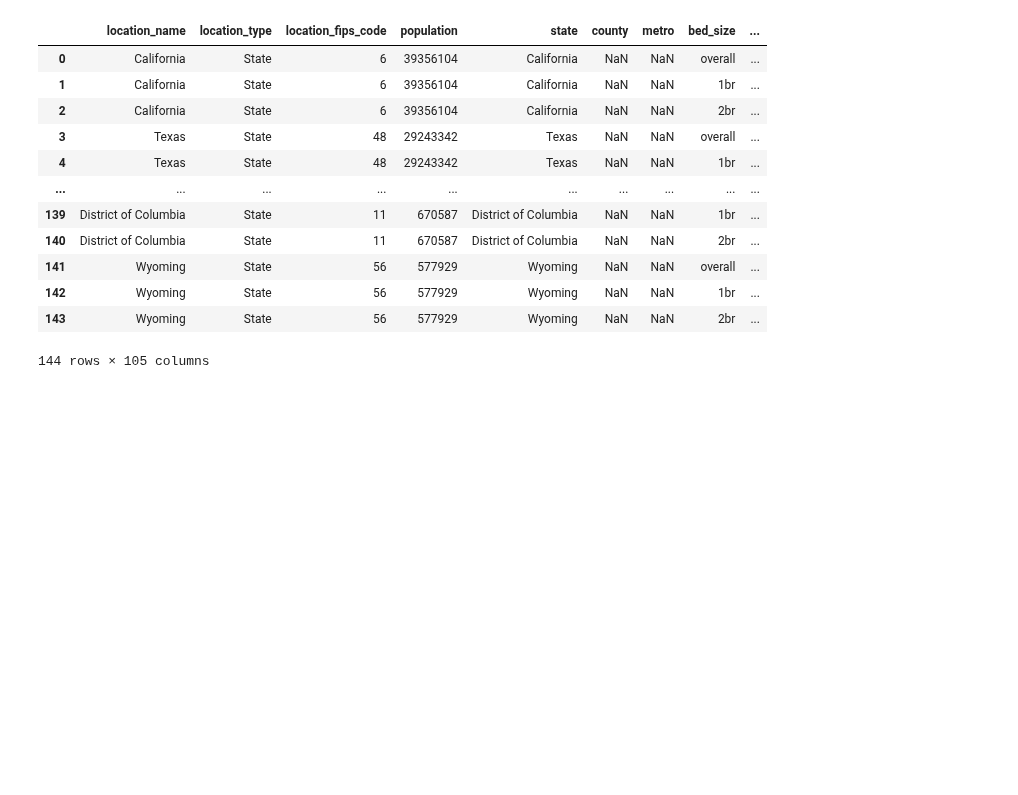
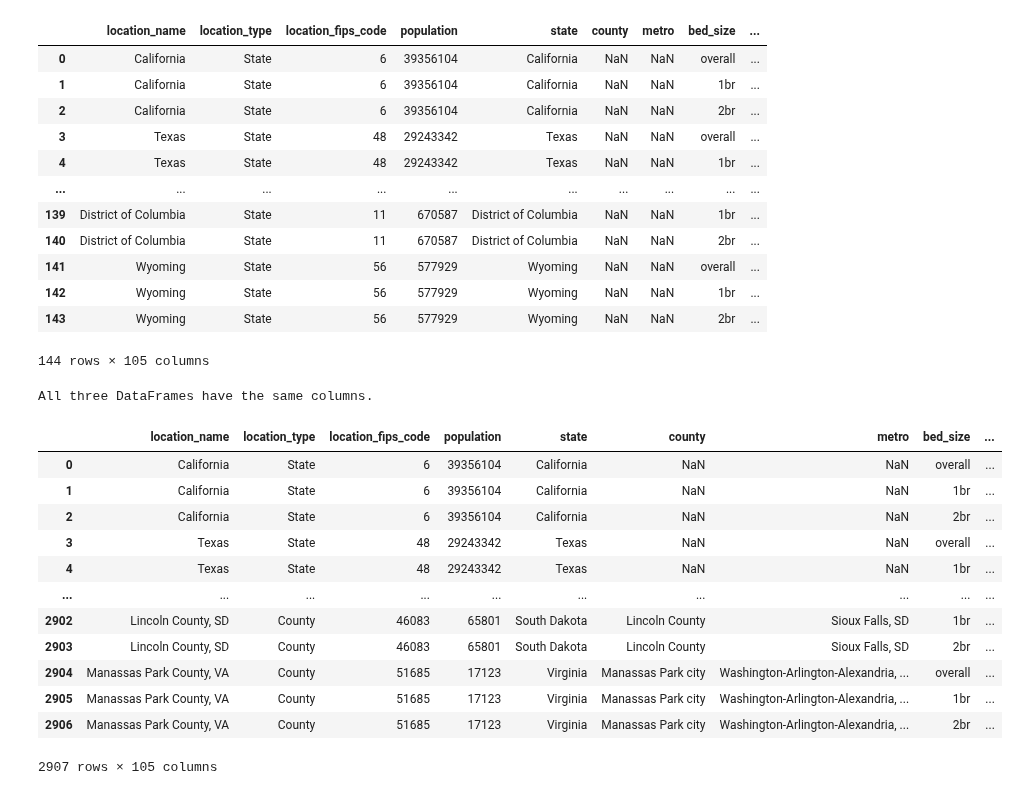
Before and after one commit to gmelmed/gmelmed.github.io, a Jupyter notebook: final_project/harvesting_rent_data_url.ipynb, the cells around one changed output. Cells and saved outputs as stored; diff of their text form; code cells hidden in the pictures; blank space fills up the shorter version.

Commit message:
clean rent csvs with lat/lng

```diff
--- a/final_project/harvesting_rent_data_url.ipynb
+++ b/final_project/harvesting_rent_data_url.ipynb
@@ -346,3 +394,42 @@ states_rent_points
 | 142 | Wyoming | State | 56 | 577929 | Wyoming | NaN | NaN | 1br | ... |
 | 143 | Wyoming | State | 56 | 577929 | Wyoming | NaN | NaN | 2br | ... |
 144 rows × 105 columns
+# %%
+# concatonate
+
+# check that they all have the same cols
+# Extract the columns as sets
+states_columns = set(states_rent_points.columns)
+cities_columns = set(cities_rent_points.columns)
+counties_columns = set(counties_rent_points.columns)
+
+# Compare the sets
+if states_columns == cities_columns == counties_columns:
+    print("All three DataFrames have the same columns.")
+else:
+    print("The columns differ between the DataFrames.")
+    # Show differences
+    print("Columns in states_rent_points but not in the others:", states_columns - cities_columns - counties_columns)
+    print("Columns in cities_rent_points but not in the others:", cities_columns - states_columns - counties_columns)
+    print("Columns in counties_rent_points but not in the others:", counties_columns - states_columns - cities_columns)
+# %% [output]
+All three DataFrames have the same columns.
+# %%
+# Concatenate the DataFrames
+rent_wide = pd.concat([states_rent_points, cities_rent_points, counties_rent_points], ignore_index=True)
+
+rent_wide
+# %% [output]
+|  | location_name | location_type | location_fips_code | population | state | county | metro | bed_size | ... |
+| 0 | California | State | 6 | 39356104 | California | NaN | NaN | overall | ... |
+| 1 | California | State | 6 | 39356104 | California | NaN | NaN | 1br | ... |
+| 2 | California | State | 6 | 39356104 | California | NaN | NaN | 2br | ... |
+| 3 | Texas | State | 48 | 29243342 | Texas | NaN | NaN | overall | ... |
+| 4 | Texas | State | 48 | 29243342 | Texas | NaN | NaN | 1br | ... |
+| ... | ... | ... | ... | ... | ... | ... | ... | ... | ... |
+| 2902 | Lincoln County, SD | County | 46083 | 65801 | South Dakota | Lincoln County | Sioux Falls, SD | 1br | ... |
+| 2903 | Lincoln County, SD | County | 46083 | 65801 | South Dakota | Lincoln County | Sioux Falls, SD | 2br | ... |
+| 2904 | Manassas Park County, VA | County | 51685 | 17123 | Virginia | Manassas Park city | Washington-Arlington-Alexandria, ... | overall | ... |
+| 2905 | Manassas Park County, VA | County | 51685 | 17123 | Virginia | Manassas Park city | Washington-Arlington-Alexandria, ... | 1br | ... |
+| 2906 | Manassas Park County, VA | County | 51685 | 17123 | Virginia | Manassas Park city | Washington-Arlington-Alexandria, ... | 2br | ... |
+2907 rows × 105 columns
```
Also changed, not shown: parts of 14 cells of this notebook, 4 other files.
